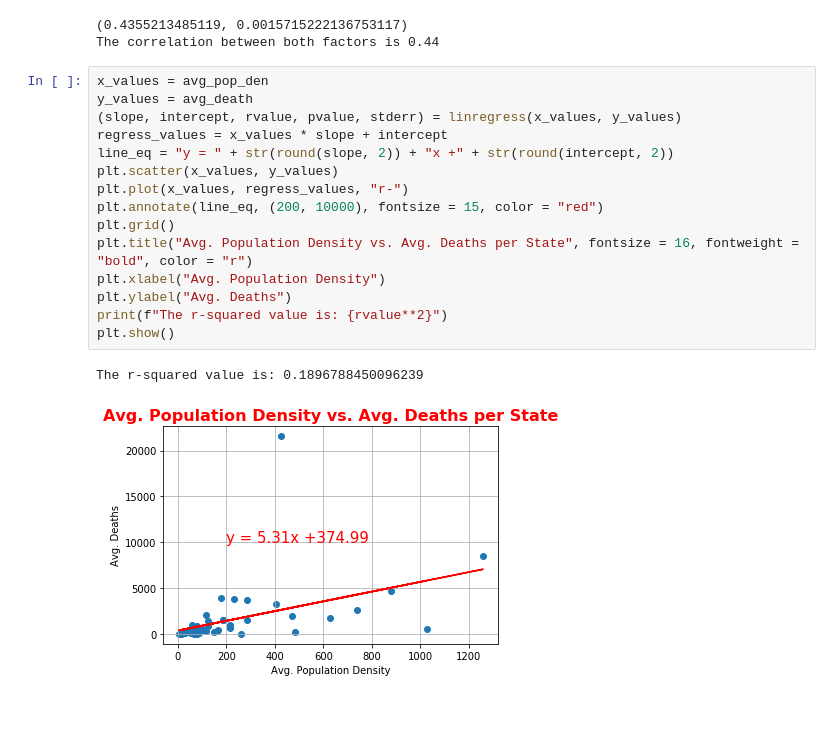
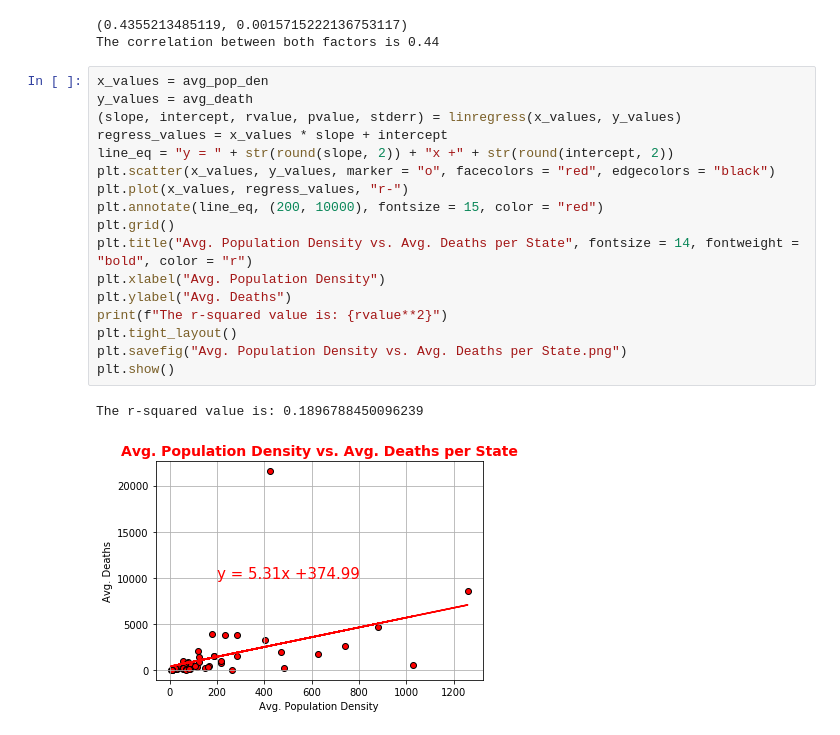
Before and after one commit to phantomsoul1/python-covid-challenge, a Jupyter notebook: JupyterNotebooks/Jake/Deaths_By_Pop_Density.ipynb, the cells around one changed output. Saved outputs shown, nothing was run; the diff lists cells and outputs as text.

```diff
--- a/JupyterNotebooks/Jake/Deaths_By_Pop_Density.ipynb
+++ b/JupyterNotebooks/Jake/Deaths_By_Pop_Density.ipynb
@@ -153,18 +155,20 @@ The correlation between both factors is 0.44
 # %%
 x_values = avg_pop_den
 y_values = avg_death
 (slope, intercept, rvalue, pvalue, stderr) = linregress(x_values, y_values)
 regress_values = x_values * slope + intercept
 line_eq = "y = " + str(round(slope, 2)) + "x +" + str(round(intercept, 2))
-plt.scatter(x_values, y_values)
+plt.scatter(x_values, y_values, marker = "o", facecolors = "red", edgecolors = "black")
 plt.plot(x_values, regress_values, "r-")
 plt.annotate(line_eq, (200, 10000), fontsize = 15, color = "red")
 plt.grid()
-plt.title("Avg. Population Density vs. Avg. Deaths per State", fontsize = 16, fontweight = "bold", color = "r")
+plt.title("Avg. Population Density vs. Avg. Deaths per State", fontsize = 14, fontweight = "bold", color = "r")
 plt.xlabel("Avg. Population Density")
 plt.ylabel("Avg. Deaths")
 print(f"The r-squared value is: {rvalue**2}")
+plt.tight_layout()
+plt.savefig("Avg. Population Density vs. Avg. Deaths per State.png")
 plt.show()
 # %% [output]
 The r-squared value is: 0.1896788450096239
-[figure, old version]
+[figure, new version]
```
Also changed, not shown: parts of 5 cells of this notebook, 3 other files.
